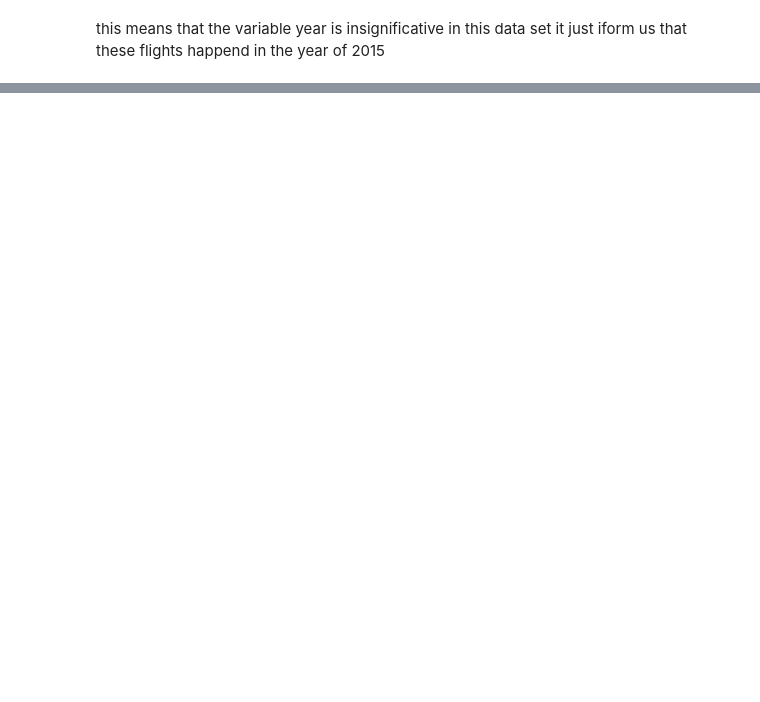
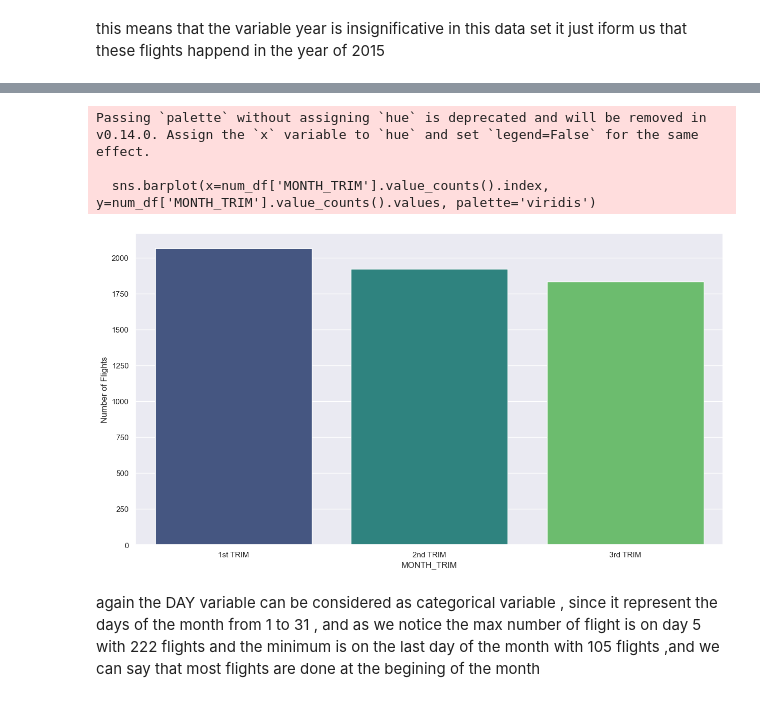
Before and after one commit to hacha007/EDA, a Jupyter notebook: flights_EDA.ipynb, the cells around one changed output, grey strips where cells are left out. Drawn from its saved outputs; the diff is of its cells as text; code cells hidden in the pictures; blank space fills up the shorter version.

```diff
--- a/flights_EDA.ipynb
+++ b/flights_EDA.ipynb
@@ -87,0 +178,13 @@ this means that the variable year is insignificative in this data set it just if
+# %%
+num_df['MONTH_TRIM']= pd.qcut(num_df['DAY'], q=3, labels=['1st TRIM', '2nd TRIM', '3rd TRIM'])
+sns.set(rc={'figure.figsize':(15,8)})
+sns.barplot(x=num_df['MONTH_TRIM'].value_counts().index, y=num_df['MONTH_TRIM'].value_counts().values, palette='viridis')
+plt.ylabel('Number of Flights')
+plt.show()
+# %% [output]
+Passing `palette` without assigning `hue` is deprecated and will be removed in v0.14.0. Assign the `x` variable to `hue` and set `legend=False` for the same effect.
+
+  sns.barplot(x=num_df['MONTH_TRIM'].value_counts().index, y=num_df['MONTH_TRIM'].value_counts().values, palette='viridis')
+[figure, added]
+# %% [markdown]
+again the DAY  variable can be considered as categorical variable , since it represent the days of the month from 1 to 31 , and as we notice the max number of flight is on day 5 with 222 flights and the minimum is on the last day of the month with 105 flights ,and we can say that most flights are done at the begining of the month
```
Also changed, not shown: parts of 13 cells of this notebook.
